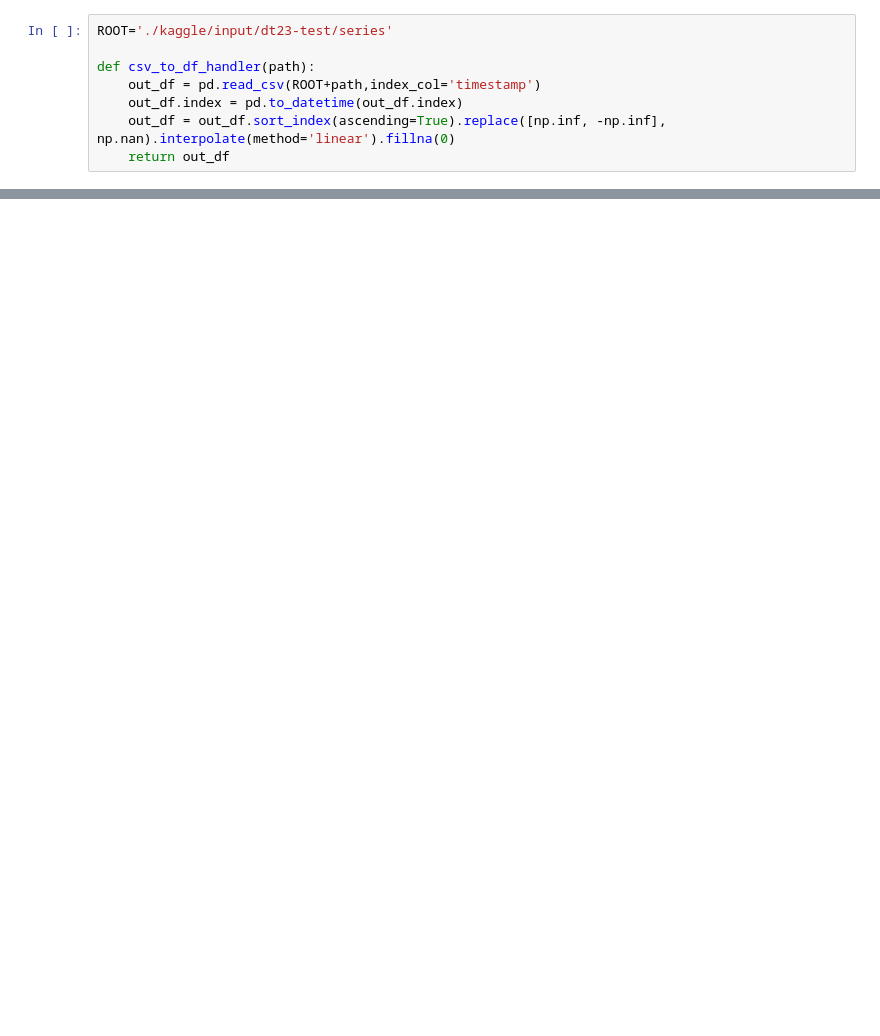
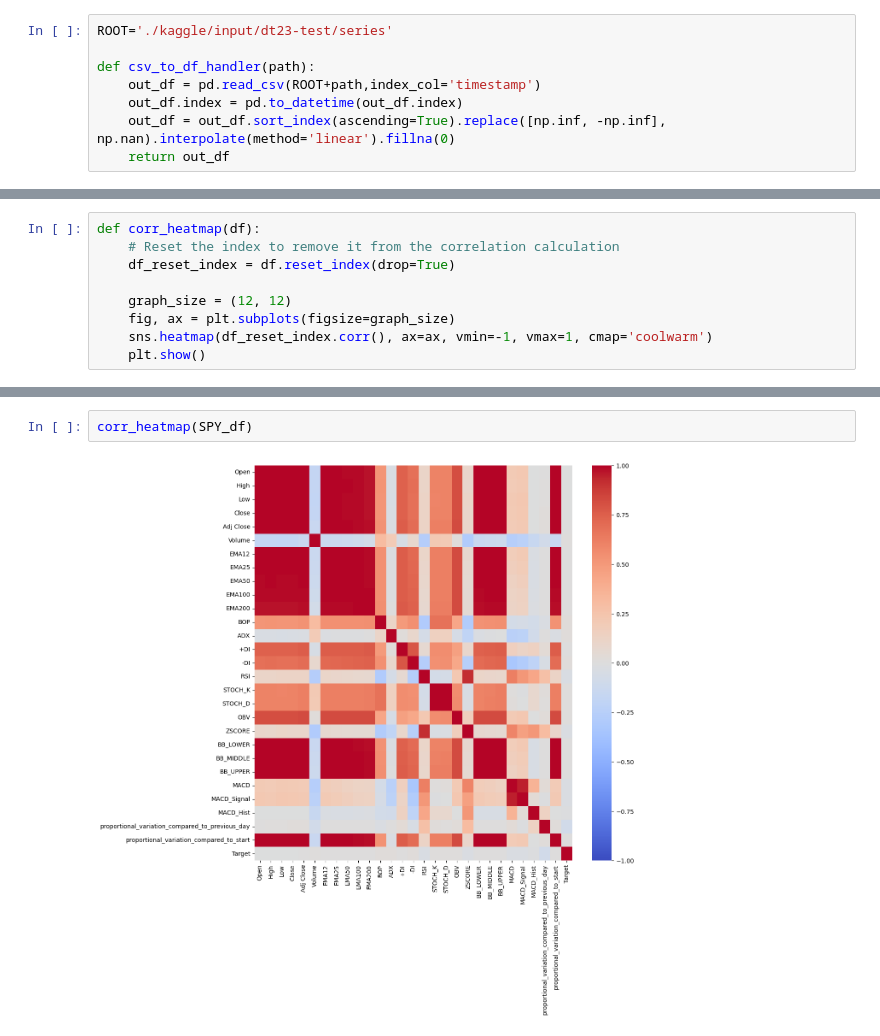
Before and after one commit to vibqetowi/datathon-23, a Jupyter notebook: LSTM_Model.ipynb, the cells around one changed output, grey strips where cells are left out. Drawn from its saved outputs; the diff is of its cells as text; blank space fills up the shorter version.

```diff
--- a/LSTM_Model.ipynb
+++ b/LSTM_Model.ipynb
@@ -140,0 +166,9 @@ print(data_set_scaled)
+# %%
+def corr_heatmap(df):
+    # Reset the index to remove it from the correlation calculation
+    df_reset_index = df.reset_index(drop=True)
+
+    graph_size = (12, 12)
+    fig, ax = plt.subplots(figsize=graph_size)
+    sns.heatmap(df_reset_index.corr(), ax=ax, vmin=-1, vmax=1, cmap='coolwarm')
+    plt.show()
@@ -141 +195,5 @@ print(data_set_scaled)
+# %%
+corr_heatmap(SPY_df)
+# %% [output]
+[figure, added]
 # %%
```
Also changed, not shown: parts of 26 cells of this notebook, 4 other files.
